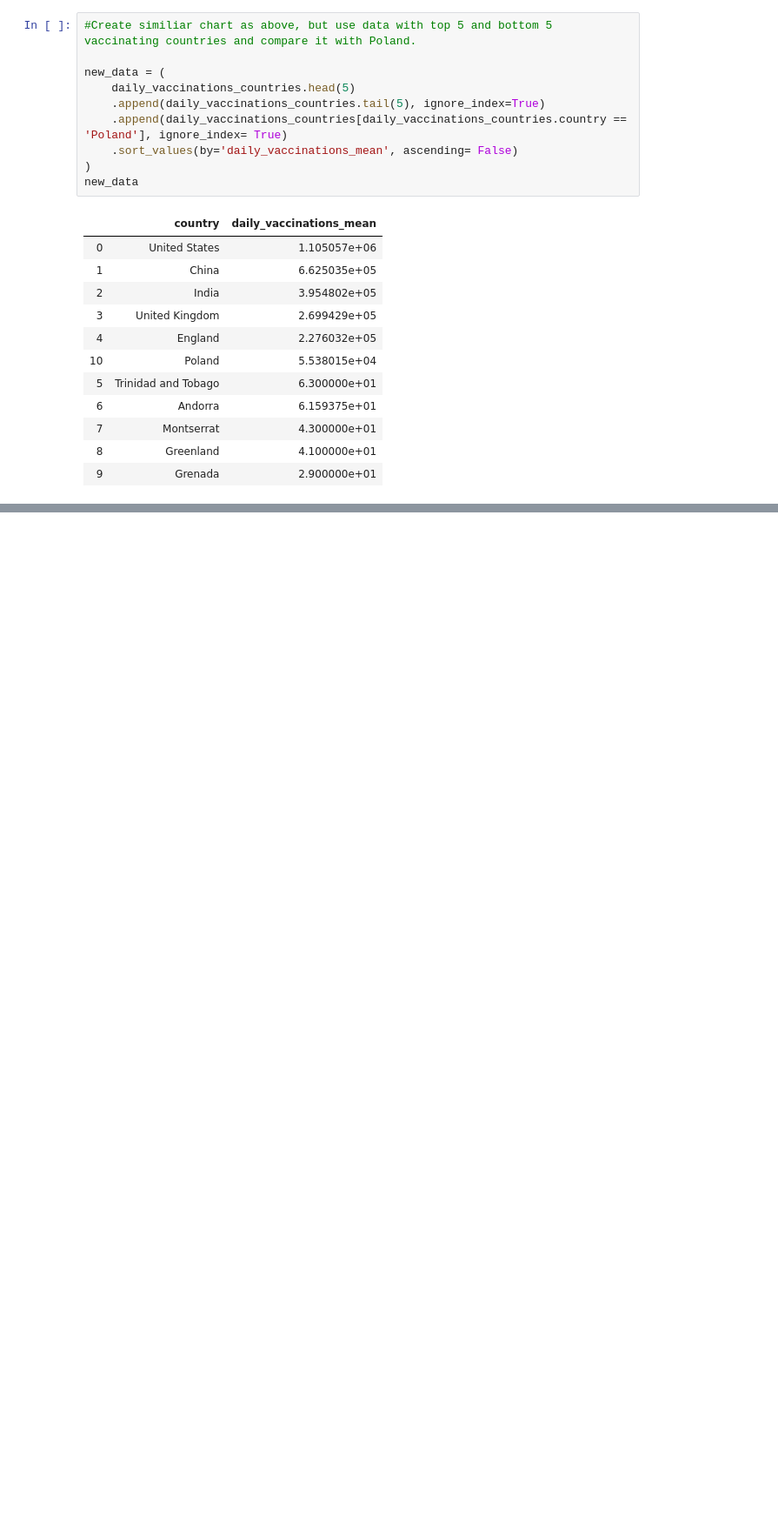
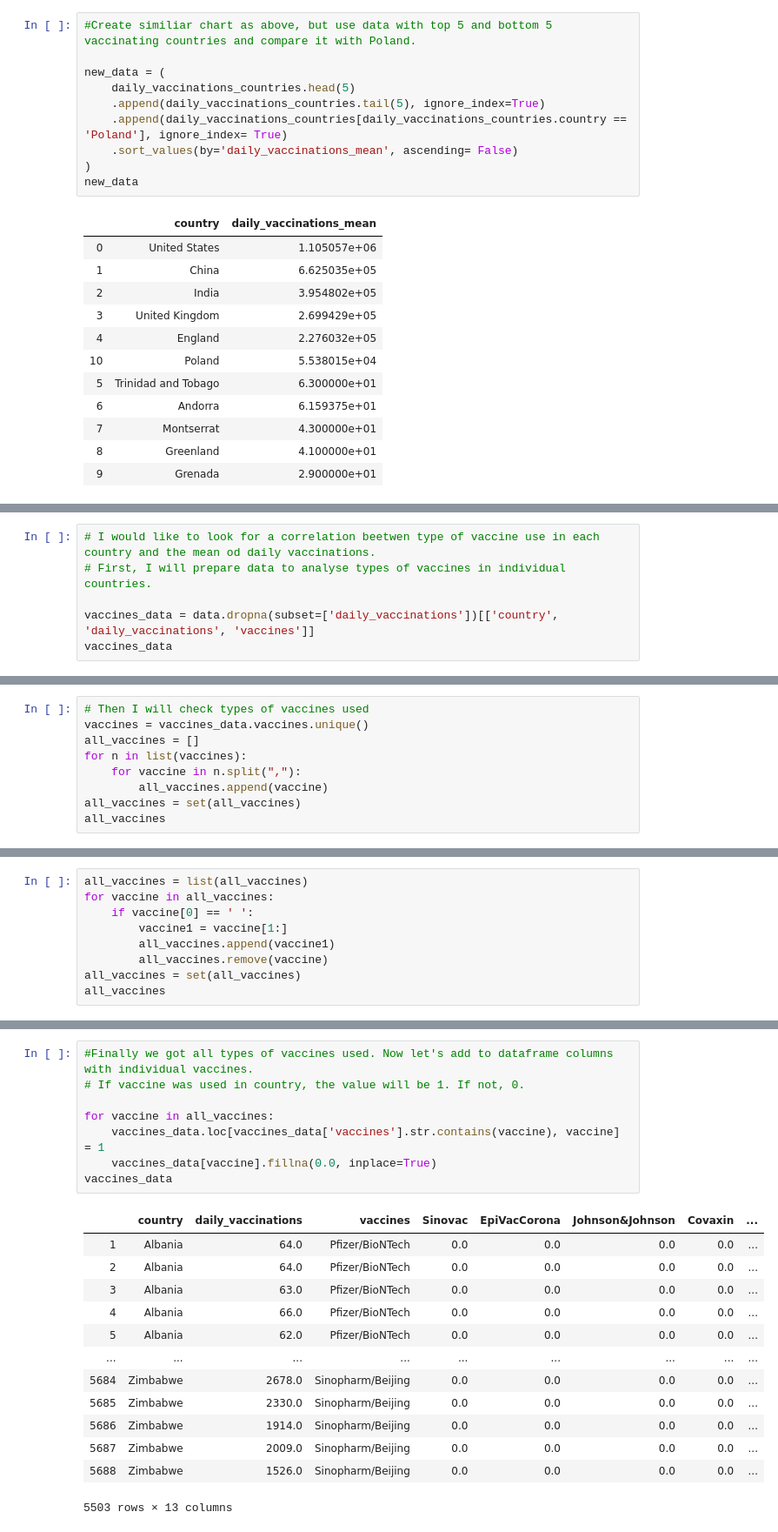
Before and after one commit to kamilaurbanczyk/covid_vaccinations_data_analysis, a Jupyter notebook: Covid vaccinations data analysis.ipynb, the cells around one changed output, grey strips where cells are left out. Shown: that part at 87% size. Drawn from its saved outputs; the diff is of its cells as text; blank space fills up the shorter version.

Commit message:
analyse data about vaccines

```diff
--- a/Covid vaccinations data analysis.ipynb
+++ b/Covid vaccinations data analysis.ipynb
@@ -275,3 +275,9 @@ plt.legend(loc="lower left")
 plt.show()
 # %% [output]
 [figure]
+# %%
+# I would like to look for a correlation beetwen type of vaccine use in each country and the mean od daily vaccinations.
+# First, I will prepare data to analyse types of vaccines in individual countries.
+
+vaccines_data = data.dropna(subset=['daily_vaccinations'])[['country', 'daily_vaccinations', 'vaccines']]
+vaccines_data
@@ -277,0 +298,9 @@ plt.show()
+# %%
+# Then I will check types of vaccines used
+vaccines = vaccines_data.vaccines.unique()
+all_vaccines = []
+for n in list(vaccines):
+    for vaccine in n.split(","):
+        all_vaccines.append(vaccine)
+all_vaccines = set(all_vaccines)
+all_vaccines
@@ -277,0 +324,9 @@ plt.show()
+# %%
+all_vaccines = list(all_vaccines)
+for vaccine in all_vaccines:
+    if vaccine[0] == ' ':
+        vaccine1 = vaccine[1:]
+        all_vaccines.append(vaccine1)
+        all_vaccines.remove(vaccine)
+all_vaccines = set(all_vaccines)
+all_vaccines
@@ -277,0 +344,22 @@ plt.show()
+# %%
+#Finally we got all types of vaccines used. Now let's add to dataframe columns with individual vaccines.
+# If vaccine was used in country, the value will be 1. If not, 0.
+
+for vaccine in all_vaccines:
+    vaccines_data.loc[vaccines_data['vaccines'].str.contains(vaccine), vaccine] = 1
+    vaccines_data[vaccine].fillna(0.0, inplace=True)
+vaccines_data
+# %% [output]
+|  | country | daily_vaccinations | vaccines | Sinovac | EpiVacCorona | Johnson&Johnson | Covaxin | ... |
+| 1 | Albania | 64.0 | Pfizer/BioNTech | 0.0 | 0.0 | 0.0 | 0.0 | ... |
+| 2 | Albania | 64.0 | Pfizer/BioNTech | 0.0 | 0.0 | 0.0 | 0.0 | ... |
+| 3 | Albania | 63.0 | Pfizer/BioNTech | 0.0 | 0.0 | 0.0 | 0.0 | ... |
+| 4 | Albania | 66.0 | Pfizer/BioNTech | 0.0 | 0.0 | 0.0 | 0.0 | ... |
+| 5 | Albania | 62.0 | Pfizer/BioNTech | 0.0 | 0.0 | 0.0 | 0.0 | ... |
+| ... | ... | ... | ... | ... | ... | ... | ... | ... |
+| 5684 | Zimbabwe | 2678.0 | Sinopharm/Beijing | 0.0 | 0.0 | 0.0 | 0.0 | ... |
+| 5685 | Zimbabwe | 2330.0 | Sinopharm/Beijing | 0.0 | 0.0 | 0.0 | 0.0 | ... |
+| 5686 | Zimbabwe | 1914.0 | Sinopharm/Beijing | 0.0 | 0.0 | 0.0 | 0.0 | ... |
+| 5687 | Zimbabwe | 2009.0 | Sinopharm/Beijing | 0.0 | 0.0 | 0.0 | 0.0 | ... |
+| 5688 | Zimbabwe | 1526.0 | Sinopharm/Beijing | 0.0 | 0.0 | 0.0 | 0.0 | ... |
+5503 rows × 13 columns
```
Also changed, not shown: parts of 5 cells of this notebook.
